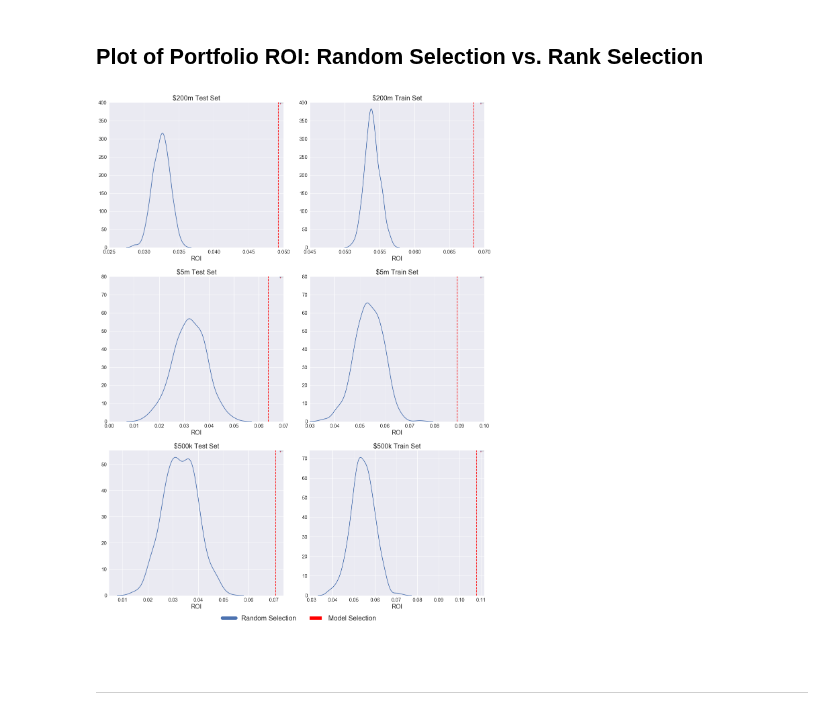
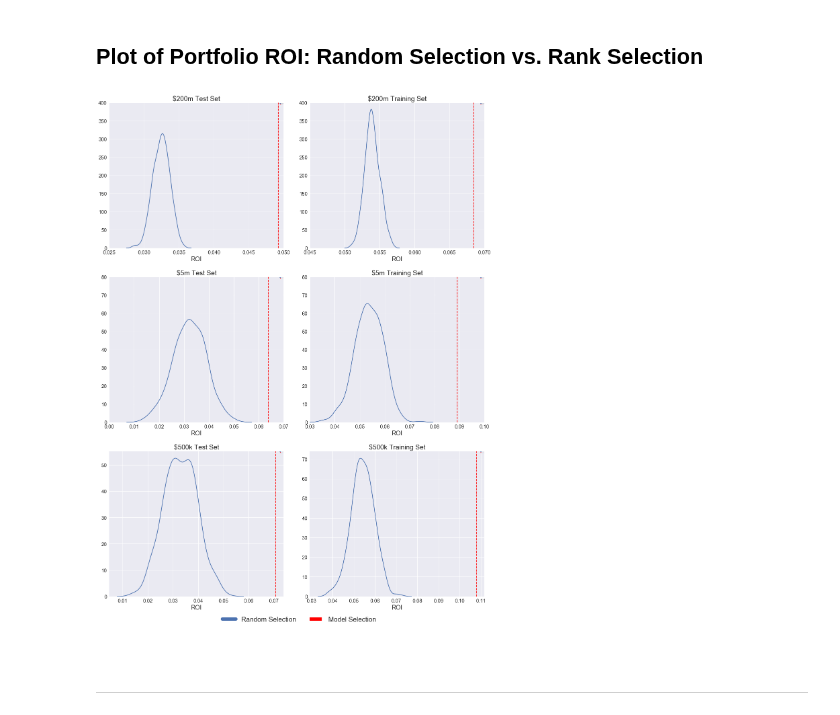
Before and after one commit to bhavenp/209A-FinalProject, a Jupyter notebook: hugo/ROI_website_sheet.ipynb, the cells around one changed output. Drawn from its saved outputs; the diff is of its cells as text; code cells hidden in the pictures.

```diff
--- a/hugo/ROI_website_sheet.ipynb
+++ b/hugo/ROI_website_sheet.ipynb
@@ -135,7 +135,7 @@ Using this formula we are able to predict ROI for every loan in our training and
 warnings.filterwarnings("ignore")
 
 models = [Logreg_train, Logreg_test, NN_train, NN_test]
-titles = ['LogReg Train', 'LogReg Test', 'Neural Net Train', 'Neural Net Test']
+titles = ['Logistic Regression Training', 'Logistic Regression Test', 'Neural Network Training', 'Neural Network Test']
 fig = plt.figure(figsize=(20, 18))
 fig.subplots_adjust(hspace=0.2, wspace=0.15)
 #plt.suptitle('Distributions of Predicted ROI', size = 22,  y=0.925)
@@ -312,7 +312,7 @@ fig.subplots_adjust(hspace=0.2, wspace=0.15)
 
 
 curves = [training_band_ROI, test_band_ROI]
-titles = ['Train Set', 'Test Set']
+titles = ['Training Set', 'Test Set']
 xs = np.linspace(0, 1, k, endpoint = True)
 
 for n, curve in enumerate(curves):
@@ -394,39 +394,39 @@ models = [subset_test, subset_train,
           subset_test_small, subset_train_small,
           subset_test_super_small, subset_train_super_small]
 
-titles = ['$200m Test Set', '$200m Train Set',
-          '$5m Test Set', '$5m Train Set',
-          '$500k Test Set', '$500k Train Set']
+titles = ['$200m Test Set', '$200m Training Set',
+          '$5m Test Set', '$5m Training Set',
+          '$500k Test Set', '$500k Training Set']
 
 for n, model in enumerate(models):
     ax = plt.subplot(3,2, n+1)
     sns.kdeplot(random_performances[n], label = 'Random Selection')
     plt.axvline(np.sum(model.Real_ROI)/np.sum(model.amnt),
                 color = 'r', linestyle = '--', label = 'Model Selection')
     ax.tick_params(labelsize = 15)
     ax.set_title('{0}'.format(titles[n]), fontsize = 20)
     if n < 1:
         ax.set_xlim(0.025, 0.05)
         ax.set_ylim(0, 400)
     elif n<2 and n>0:
         ax.set_xlim(0.045, 0.07)
         ax.set_ylim(0, 400)
     if n<3 and n>1:
         ax.set_xlim(0, 0.07)
         ax.set_ylim(0, 80)
     elif n<4 and n>2:
         ax.set_xlim(0.03, 0.1)
         ax.set_ylim(0, 80)
     ax.legend(fontsize = 0)
     ax.set_xlabel('ROI', fontsize = 18)
 
 handles, labels = ax.get_legend_handles_labels()
 handles = [copy.copy(ha) for ha in handles ]
 [ha.set_linewidth(10) for ha in handles ]
 fig.legend(handles, labels, loc='lower center', ncol = 2, fontsize = 20, bbox_to_anchor = (0.42, 0.037))
 plt.show()
 # %% [output]
-[figure, old version]
+[figure, new version]
 # %% [markdown]
 <hr>
 # %%
```
Also changed, not shown: parts of 3 cells of this notebook, 4 other files.
